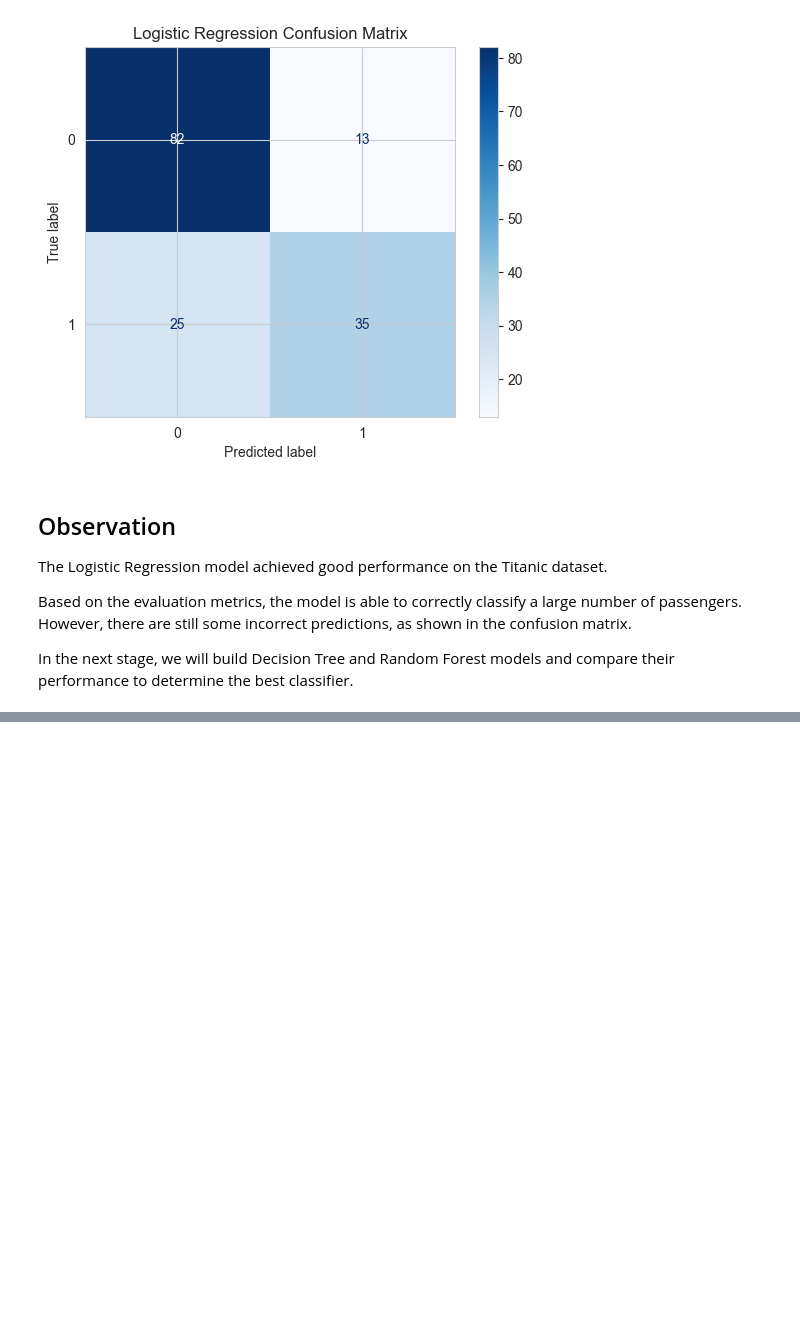
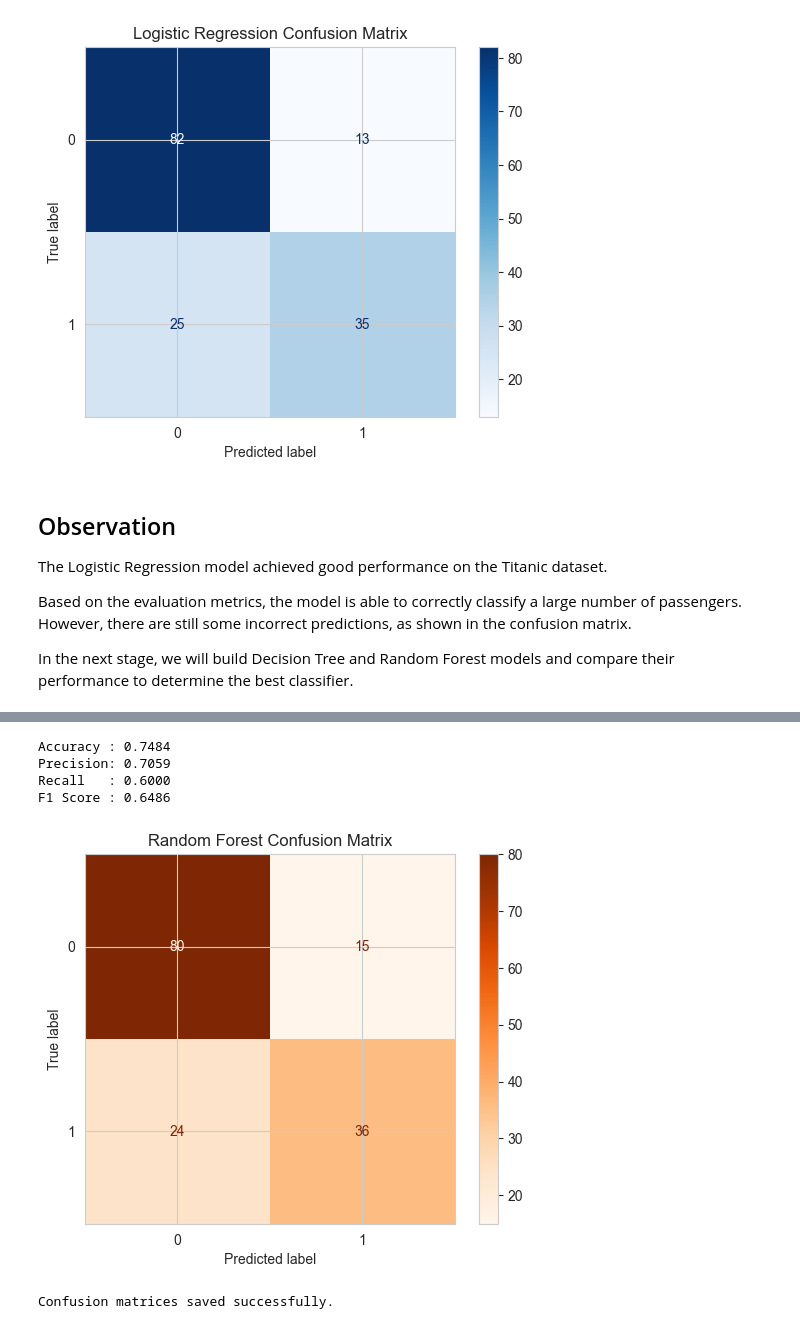
Before and after one commit to Abdullahkhawaja017/zynxis-internship-muhammadabdullah, a Jupyter notebook: Week_3_Classification_Model/Week3_Classification.ipynb, the cells around one changed output, grey strips where cells are left out. Drawn from its saved outputs; the diff is of its cells as text; code cells hidden in the pictures; blank space fills up the shorter version.

```diff
--- a/Week_3_Classification_Model/Week3_Classification.ipynb
+++ b/Week_3_Classification_Model/Week3_Classification.ipynb
@@ -260,0 +344,55 @@ In the next stage, we will build Decision Tree and Random Forest models and comp
+# %%
+# Random Forest Metrics
+
+rf_accuracy = accuracy_score(y_test, rf_pred)
+rf_precision = precision_score(y_test, rf_pred)
+rf_recall = recall_score(y_test, rf_pred)
+rf_f1 = f1_score(y_test, rf_pred)
+
+print(f"Accuracy : {rf_accuracy:.4f}")
+print(f"Precision: {rf_precision:.4f}")
+print(f"Recall   : {rf_recall:.4f}")
+print(f"F1 Score : {rf_f1:.4f}")
+# %% [output]
+Accuracy : 0.7484
+Precision: 0.7059
+Recall   : 0.6000
+F1 Score : 0.6486
+# %%
+# Random Forest Confusion Matrix
+
+cm = confusion_matrix(y_test, rf_pred)
+
+disp = ConfusionMatrixDisplay(confusion_matrix=cm)
+
+disp.plot(cmap="Oranges")
+
+plt.title("Random Forest Confusion Matrix")
+
+plt.show()
+# %% [output]
+[figure, added]
+# %%
+# Save confusion matrices
+
+import os
+
+os.makedirs("visualizations", exist_ok=True)
+
+# Decision Tree
+disp = ConfusionMatrixDisplay(confusion_matrix=confusion_matrix(y_test, dt_pred))
+disp.plot(cmap="Greens")
+plt.title("Decision Tree Confusion Matrix")
+plt.savefig("visualizations/decision_tree_confusion_matrix.png")
+plt.close()
+
+# Random Forest
+disp = ConfusionMatrixDisplay(confusion_matrix=confusion_matrix(y_test, rf_pred))
+disp.plot(cmap="Oranges")
+plt.title("Random Forest Confusion Matrix")
+plt.savefig("visualizations/random_forest_confusion_matrix.png")
+plt.close()
+
+print("Confusion matrices saved successfully.")
+# %% [output]
+Confusion matrices saved successfully.
```
Also changed, not shown: parts of 22 cells of this notebook, 5 other files.
